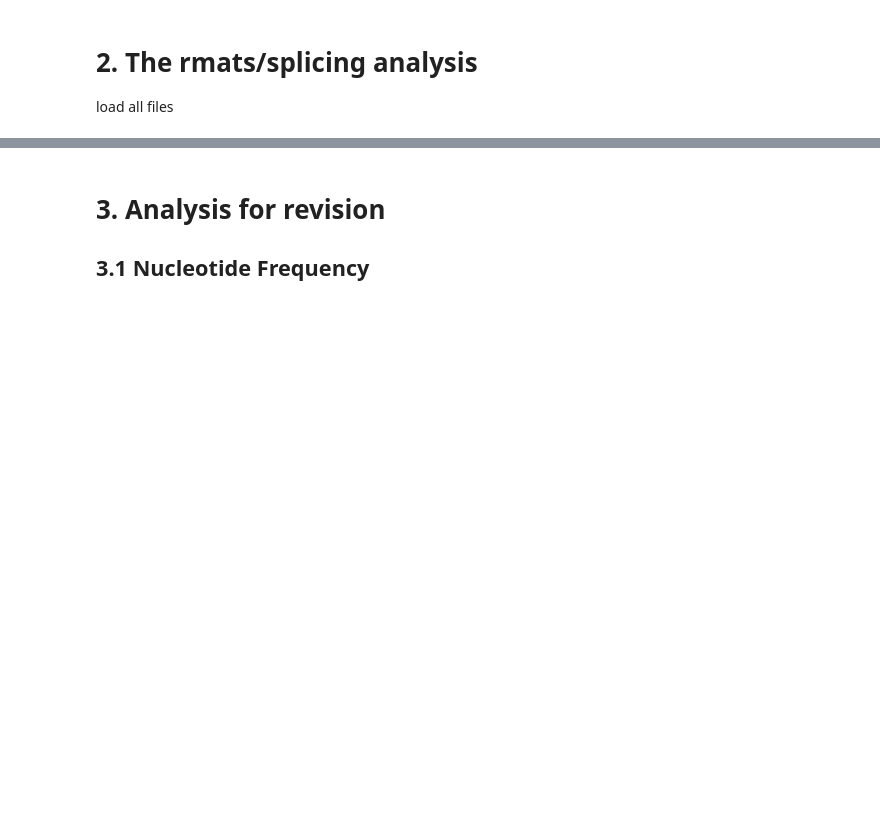
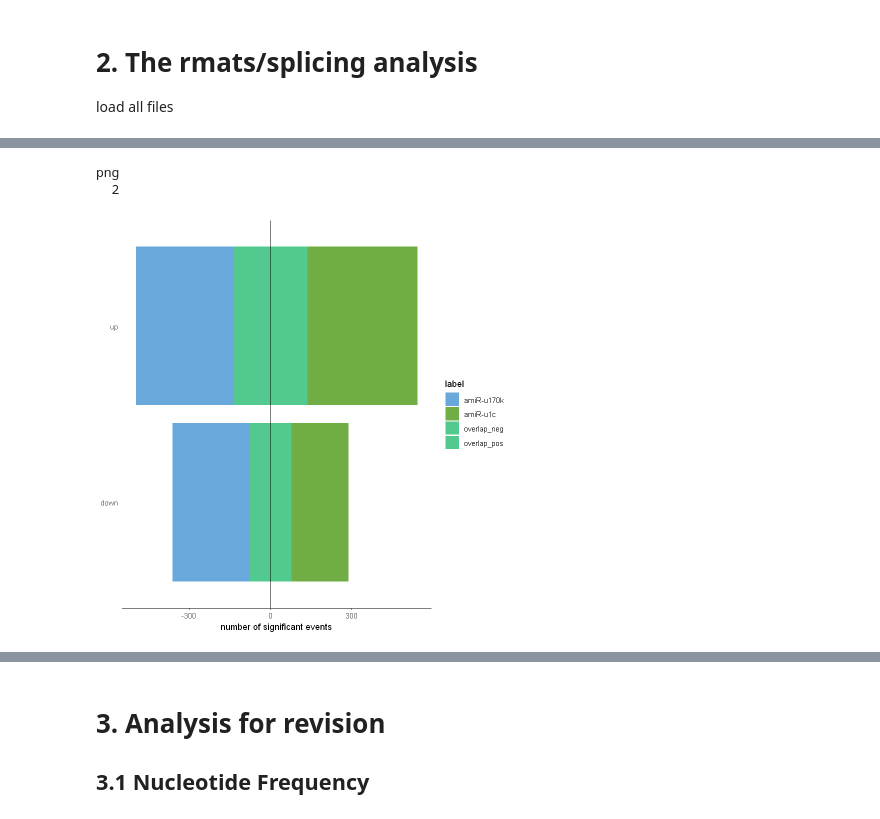
Before and after one commit to WeberJoachim/Mangilet_et_al_2023, a Jupyter notebook: shortread_RNAseq/Differential_gene_expression_and_alternative_splicing_analysis.ipynb, the cells around one changed output, grey strips where cells are left out. Saved outputs shown, nothing was run; the diff lists cells and outputs as text; code cells hidden in the pictures; blank space fills up the shorter version.

```diff
--- a/shortread_RNAseq/Differential_gene_expression_and_alternative_splicing_analysis.ipynb
+++ b/shortread_RNAseq/Differential_gene_expression_and_alternative_splicing_analysis.ipynb
@@ -284,0 +509,18 @@ write.csv(summary, "summary.csv")
+# %%
+svg("A5SS_new.svg")
+a = ggplot(transformed_df %>% filter(event == "A5SS"), aes(x = seite, y = forplotting, fill = label)) +
+ geom_bar(stat = "identity" ) +
+ geom_hline(yintercept = 0) +
+ scale_fill_manual(values = c( "#68A8DB", "#71AD45", "#52c98e","#52c98e")) +
+ coord_flip() +
+ theme_classic() +
+ theme(axis.line.y=element_blank(),
+          axis.ticks.y=element_blank(),
+          axis.title.y=element_blank()) +
+ ylab( "number of significant events")
+dev.off()
+a
+# %% [output]
+png
+  2
+[figure, added]
```
Also changed, not shown: parts of 46 cells of this notebook.
